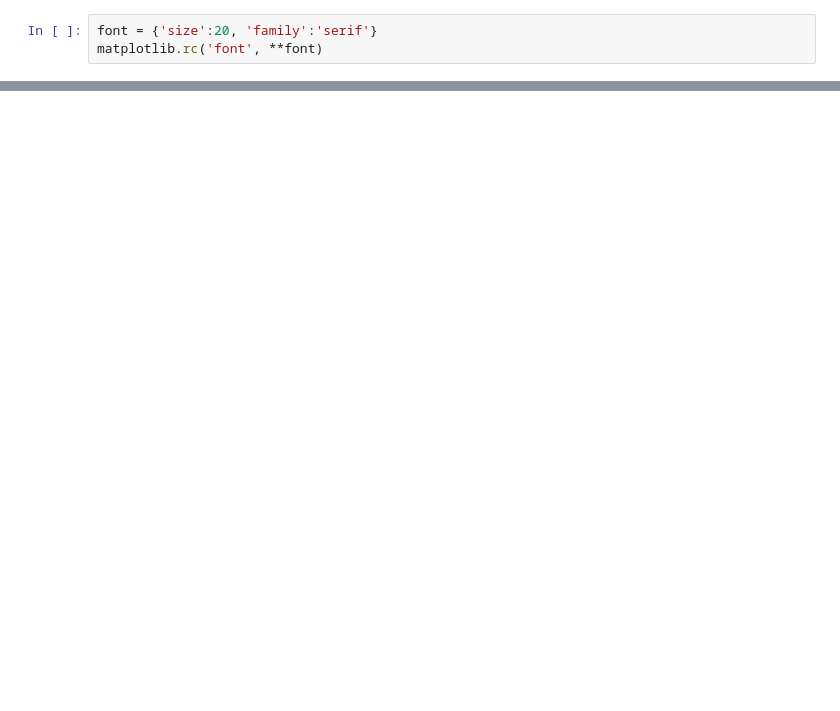
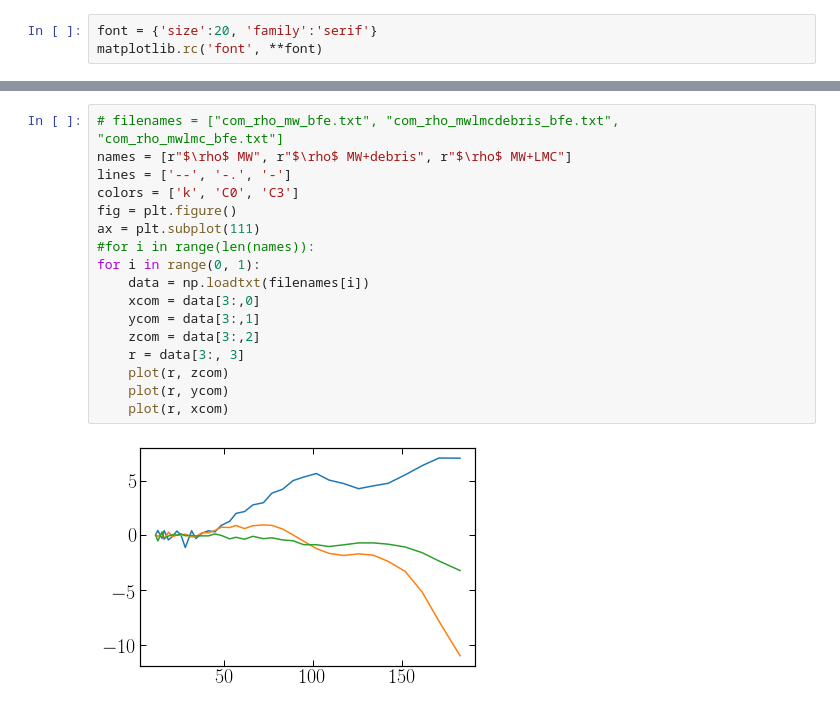
Before and after one commit to jngaravitoc/MW-LMC-SCF, a Jupyter notebook: code/halo_shape/halo_shape_plots.ipynb, the cells around one changed output, grey strips where cells are left out. Saved outputs shown, nothing was run; the diff lists cells and outputs as text; blank space fills up the shorter version.

```diff
--- a/code/halo_shape/halo_shape_plots.ipynb
+++ b/code/halo_shape/halo_shape_plots.ipynb
@@ -134,0 +138,19 @@ imshow(np.log10(np.abs(rho.reshape(100, 100))))
+# %%
+# filenames = ["com_rho_mw_bfe.txt", "com_rho_mwlmcdebris_bfe.txt", "com_rho_mwlmc_bfe.txt"]
+names = [r"$\rho$ MW", r"$\rho$ MW+debris", r"$\rho$ MW+LMC"]
+lines = ['--', '-.', '-']
+colors = ['k', 'C0', 'C3']
+fig = plt.figure()
+ax = plt.subplot(111)
+#for i in range(len(names)):
+for i in range(0, 1):
+    data = np.loadtxt(filenames[i])
+    xcom = data[3:,0]
+    ycom = data[3:,1]
+    zcom = data[3:,2]
+    r = data[3:, 3]
+    plot(r, zcom)
+    plot(r, ycom)
+    plot(r, xcom)
+# %% [output]
+[figure, added]
```
Also changed, not shown: parts of 55 cells of this notebook.
